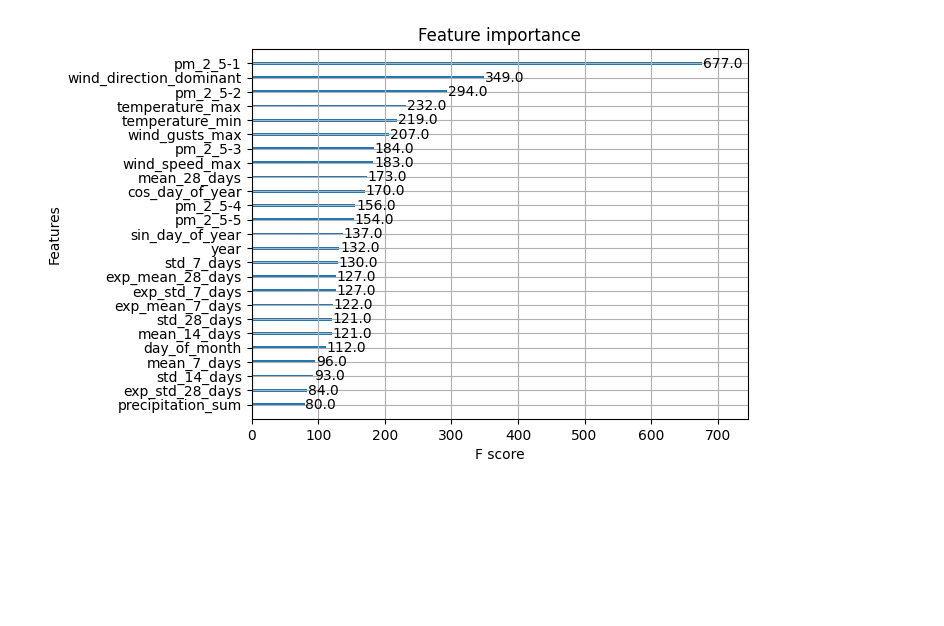
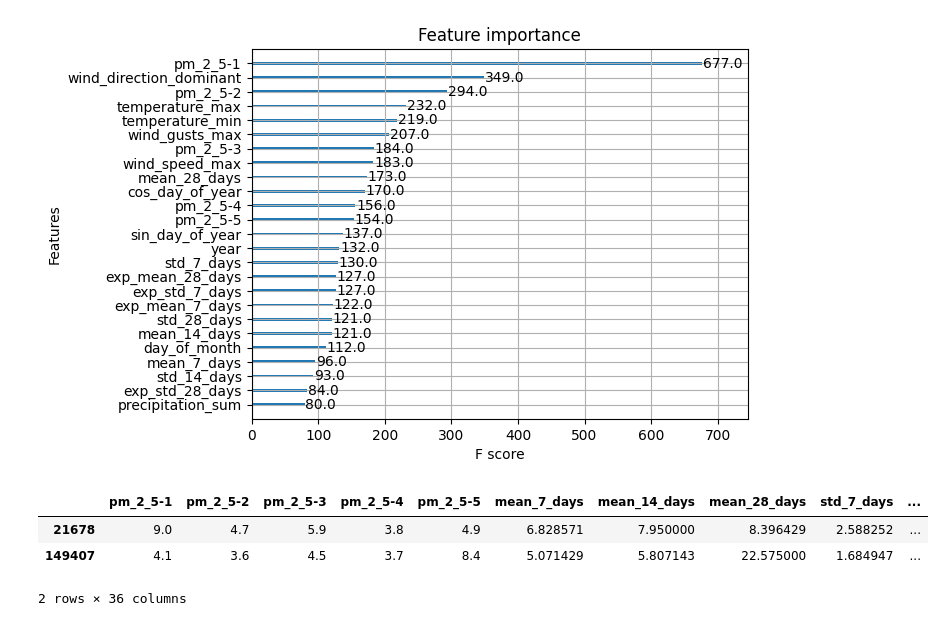
Before and after one commit to rktraz/air_quality_2.0, a Jupyter notebook: 4_modeling.ipynb, the cells around one changed output. Cells and saved outputs as stored; diff of their text form; code cells hidden in the pictures; blank space fills up the shorter version.

```diff
--- a/4_modeling.ipynb
+++ b/4_modeling.ipynb
@@ -119,0 +122,9 @@ with open('onehotencoder.pkl', 'wb') as f:
+# %%
+from sklearn import preprocessing
+le = preprocessing.LabelEncoder()
+
+# Fit the encoder to the data
+le.fit(X[['city_name']])
+
+# Transform the data
+encoded = le.transform(X[['city_name']])
@@ -119,0 +143,7 @@ with open('onehotencoder.pkl', 'wb') as f:
+# %%
+X_train.head(2)
+# %% [output]
+|  | pm_2_5-1 | pm_2_5-2 | pm_2_5-3 | pm_2_5-4 | pm_2_5-5 | mean_7_days | mean_14_days | mean_28_days | std_7_days | ... |
+| 21678 | 9.0 | 4.7 | 5.9 | 3.8 | 4.9 | 6.828571 | 7.950000 | 8.396429 | 2.588252 | ... |
+| 149407 | 4.1 | 3.6 | 4.5 | 3.7 | 8.4 | 5.071429 | 5.807143 | 22.575000 | 1.684947 | ... |
+2 rows × 36 columns
```
Also changed, not shown: parts of 5 cells of this notebook, 3 other files.
